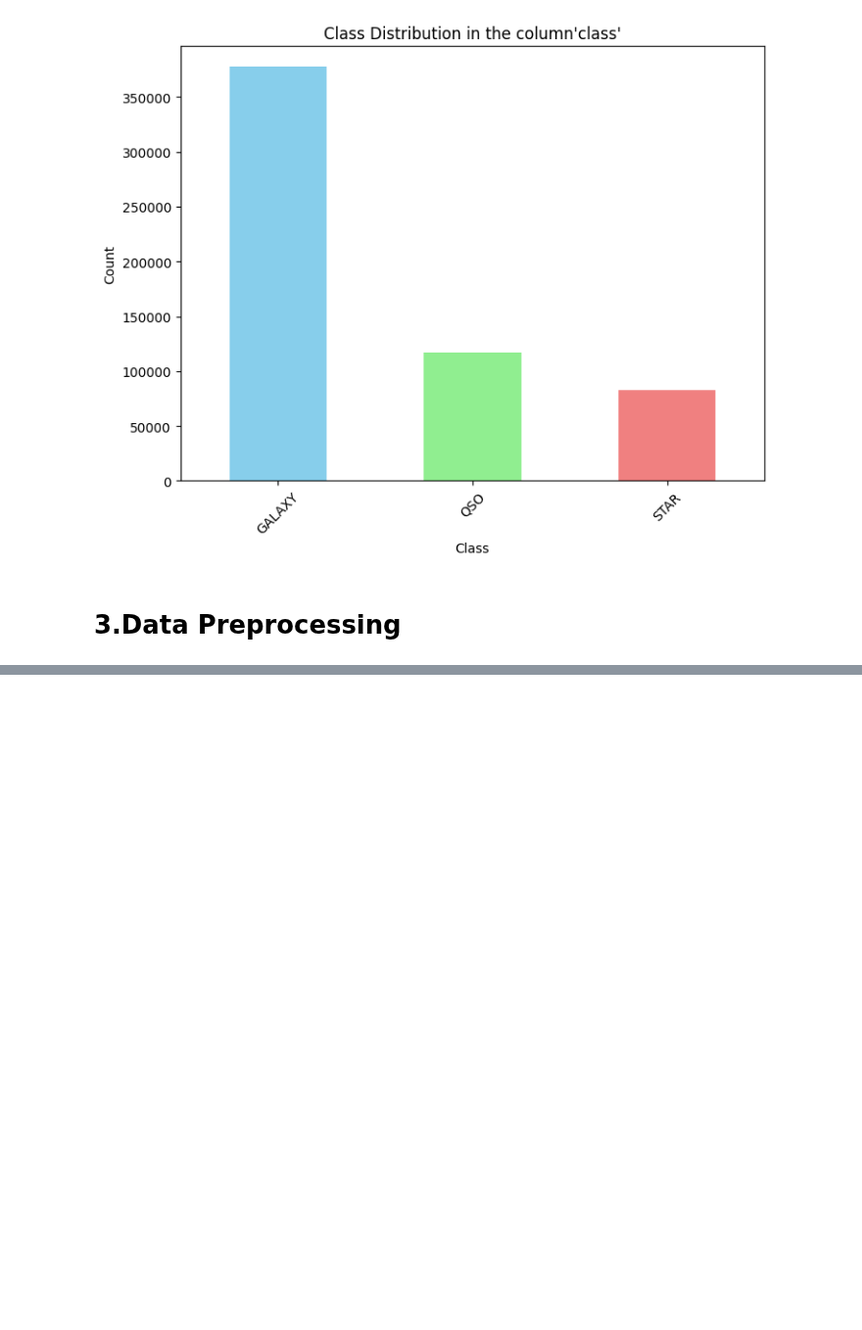
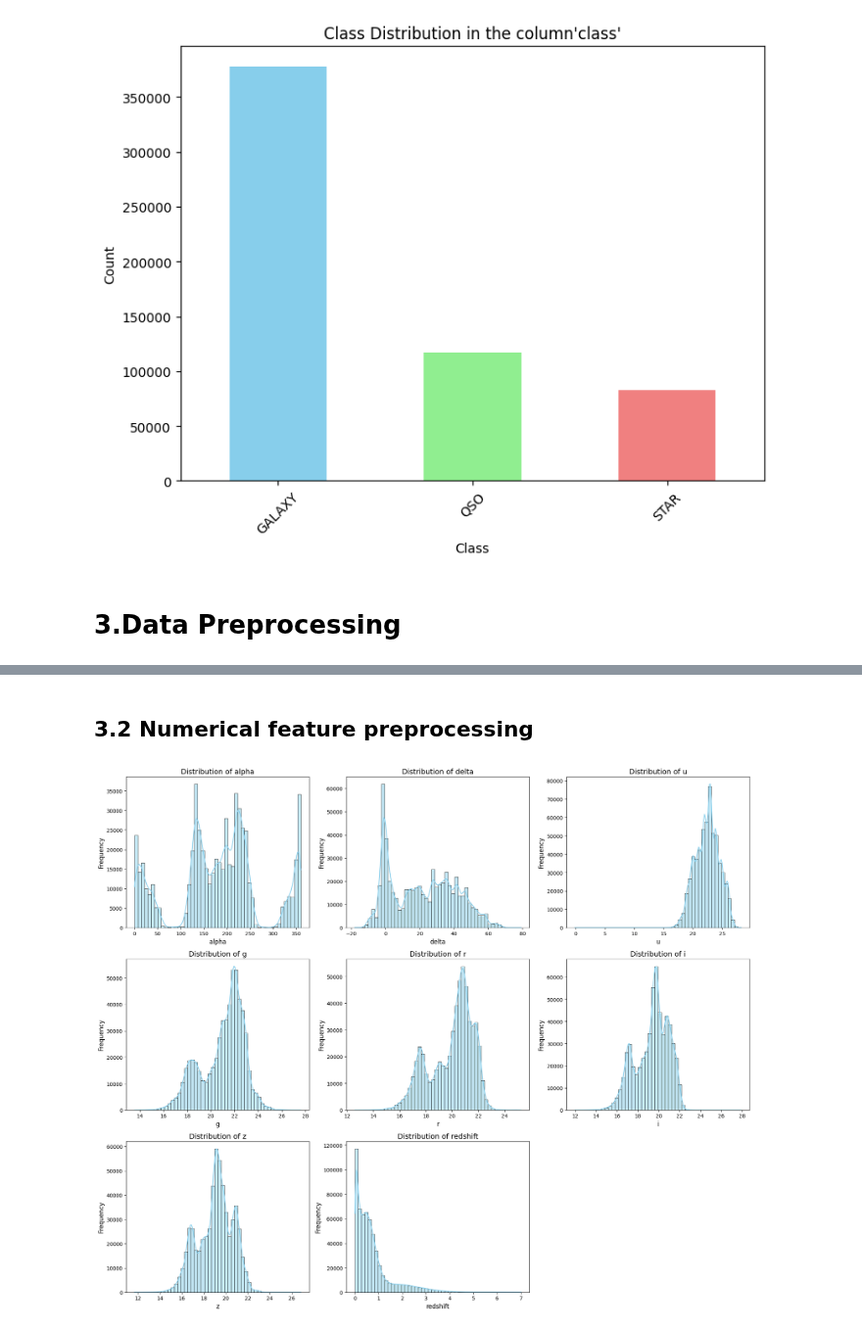
Before and after one commit to David-Langat/Kaggle, a Jupyter notebook: playground_series/predicting_stellar_class/predicting_stellar_class.ipynb, the cells around one changed output, grey strips where cells are left out. Shown at 98% size. Cells and saved outputs as stored; diff of their text form; code cells hidden in the pictures; blank space fills up the shorter version.

```diff
--- a/playground_series/predicting_stellar_class/predicting_stellar_class.ipynb
+++ b/playground_series/predicting_stellar_class/predicting_stellar_class.ipynb
@@ -172,0 +193,43 @@ X = pd.get_dummies(X, columns=['spectral_type'], drop_first=True, dtype=int)
+# %% [markdown]
+## 3.2 Numerical feature preprocessing
+# %%
+def plot_numerical_distributions(df, columns, bins=50, sample_size=None):
+    """
+    Plots the distribution of specified numerical columns in a grid.
+
+    Parameters:
+    - df: pandas DataFrame
+    - columns: list of strings (column names to plot)
+    - bins: int, number of histogram bins
+    - sample_size: int, optional (randomly sample data for faster plotting on huge datasets)
+    """
+    if sample_size and len(df) > sample_size:
+        data_to_plot = df.sample(n=sample_size, random_state=42)
+    else:
+        data_to_plot = df
+
+    n_cols = 3
+    n_rows = math.ceil(len(columns) / n_cols)
+
+    fig, axes = plt.subplots(n_rows, n_cols, figsize=(18, 5 * n_rows))
+    axes = axes.flatten() # Flatten to 1D array for easy iteration
+
+    for i, col in enumerate(columns):
+        # Plot histogram with density line
+        sns.histplot(data_to_plot[col].dropna(), kde=True, ax=axes[i],
+                     bins=bins, color='skyblue', edgecolor='black')
+
+        axes[i].set_title(f'Distribution of {col}', fontsize=14)
+        axes[i].set_xlabel(col, fontsize=12)
+        axes[i].set_ylabel('Frequency', fontsize=12)
+
+    # Remove any empty subplots if the number of columns isn't a multiple of 3
+    for j in range(len(columns), len(axes)):
+        fig.delaxes(axes[j])
+
+    plt.tight_layout()
+    plt.show()
+
+plot_numerical_distributions(train_df, numerical_features)
+# %% [output]
+[figure, added]
```
Also changed, not shown: parts of 5 cells of this notebook.
